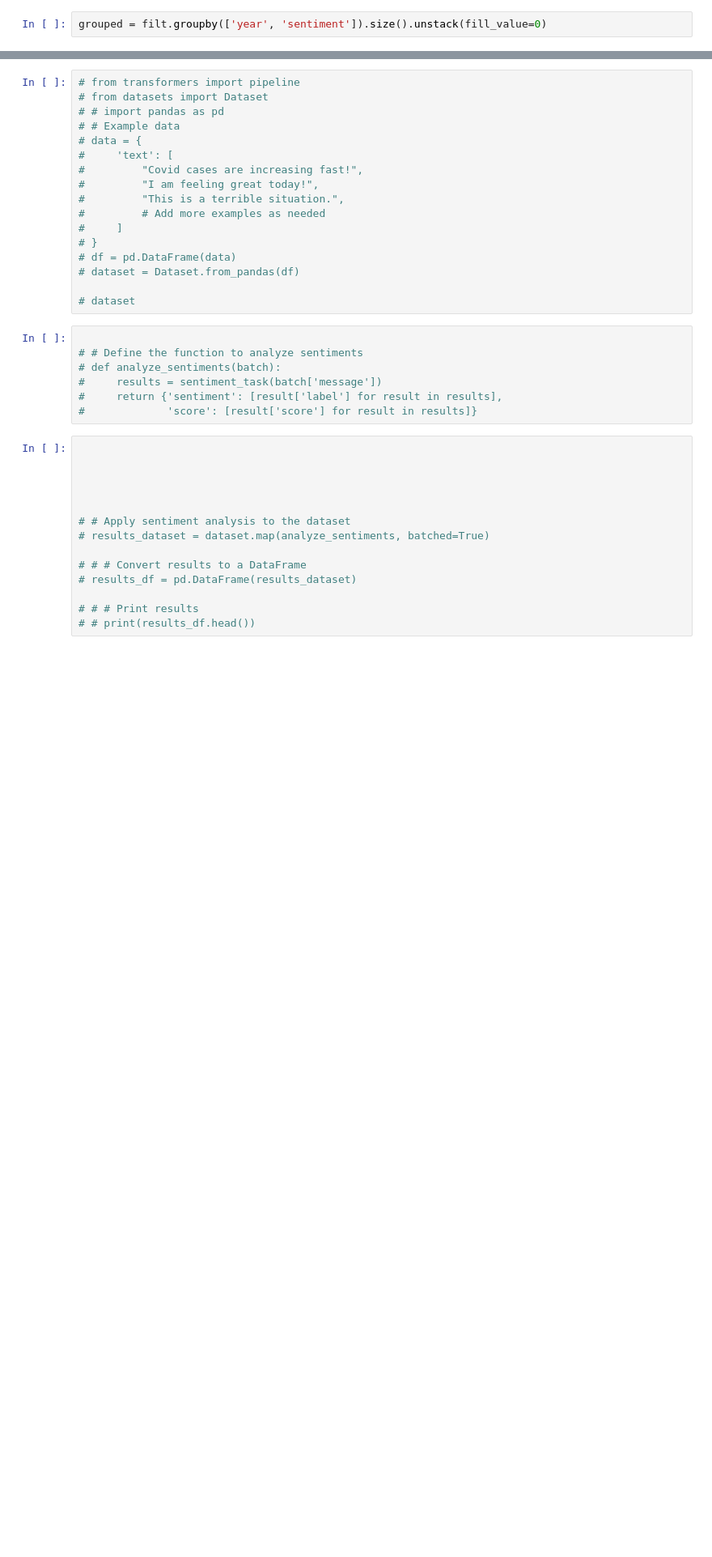
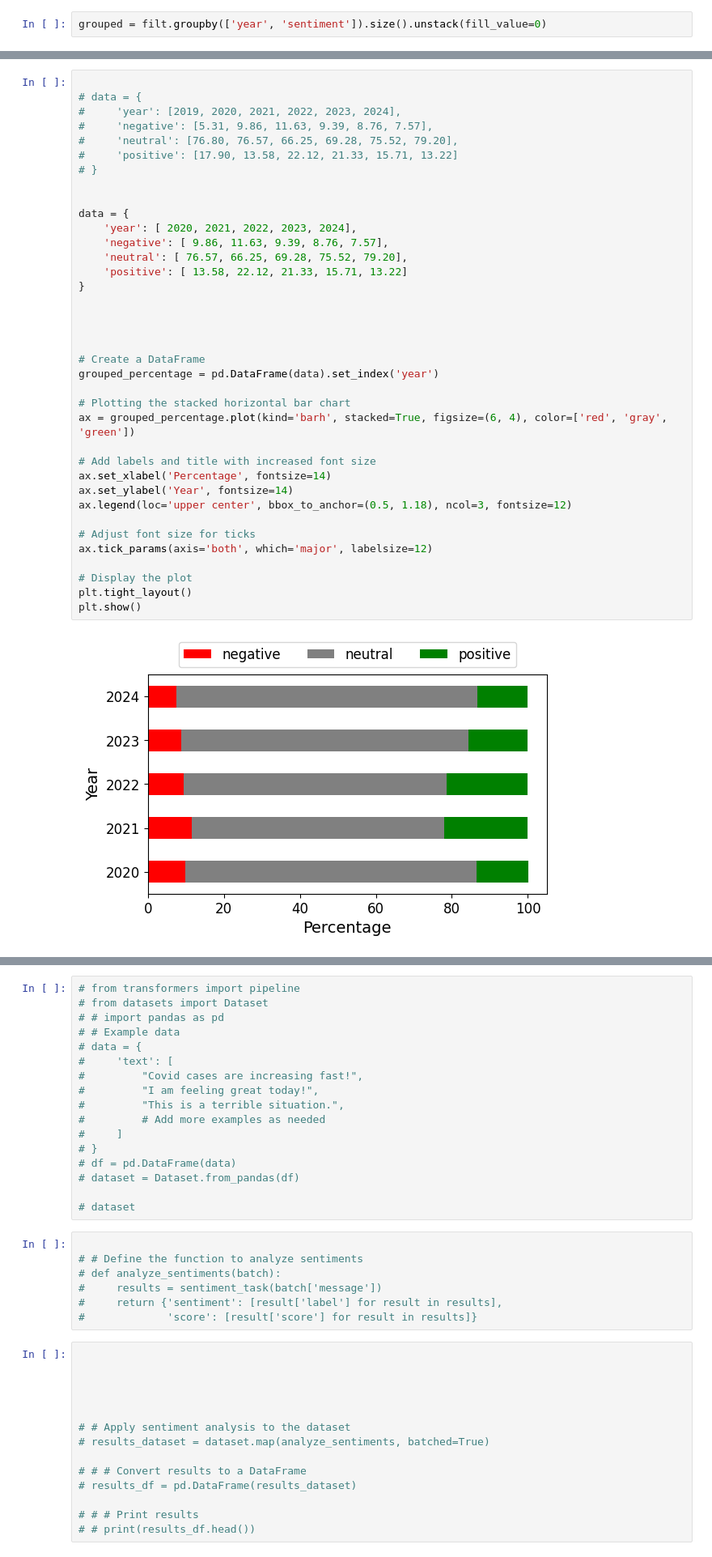
Before and after one commit to oitik/Esports-The-Future, a Jupyter notebook: livechat-sentiment-analysis-esports.ipynb, the cells around one changed output, grey strips where cells are left out. Shown: that part at 81% size. Drawn from its saved outputs; the diff is of its cells as text; blank space fills up the shorter version.

```diff
--- a/livechat-sentiment-analysis-esports.ipynb
+++ b/livechat-sentiment-analysis-esports.ipynb
@@ -290,0 +219,39 @@ plt.show()
+# %%
+
+# data = {
+#     'year': [2019, 2020, 2021, 2022, 2023, 2024],
+#     'negative': [5.31, 9.86, 11.63, 9.39, 8.76, 7.57],
+#     'neutral': [76.80, 76.57, 66.25, 69.28, 75.52, 79.20],
+#     'positive': [17.90, 13.58, 22.12, 21.33, 15.71, 13.22]
+# }
+
+
+data = {
+    'year': [ 2020, 2021, 2022, 2023, 2024],
+    'negative': [ 9.86, 11.63, 9.39, 8.76, 7.57],
+    'neutral': [ 76.57, 66.25, 69.28, 75.52, 79.20],
+    'positive': [ 13.58, 22.12, 21.33, 15.71, 13.22]
+}
+
+
+
+
+# Create a DataFrame
+grouped_percentage = pd.DataFrame(data).set_index('year')
+
+# Plotting the stacked horizontal bar chart
+ax = grouped_percentage.plot(kind='barh', stacked=True, figsize=(6, 4), color=['red', 'gray', 'green'])
+
+# Add labels and title with increased font size
+ax.set_xlabel('Percentage', fontsize=14)
+ax.set_ylabel('Year', fontsize=14)
+ax.legend(loc='upper center', bbox_to_anchor=(0.5, 1.18), ncol=3, fontsize=12)
+
+# Adjust font size for ticks
+ax.tick_params(axis='both', which='major', labelsize=12)
+
+# Display the plot
+plt.tight_layout()
+plt.show()
+# %% [output]
+[figure, added]
```
Also changed, not shown: parts of 21 cells of this notebook.
